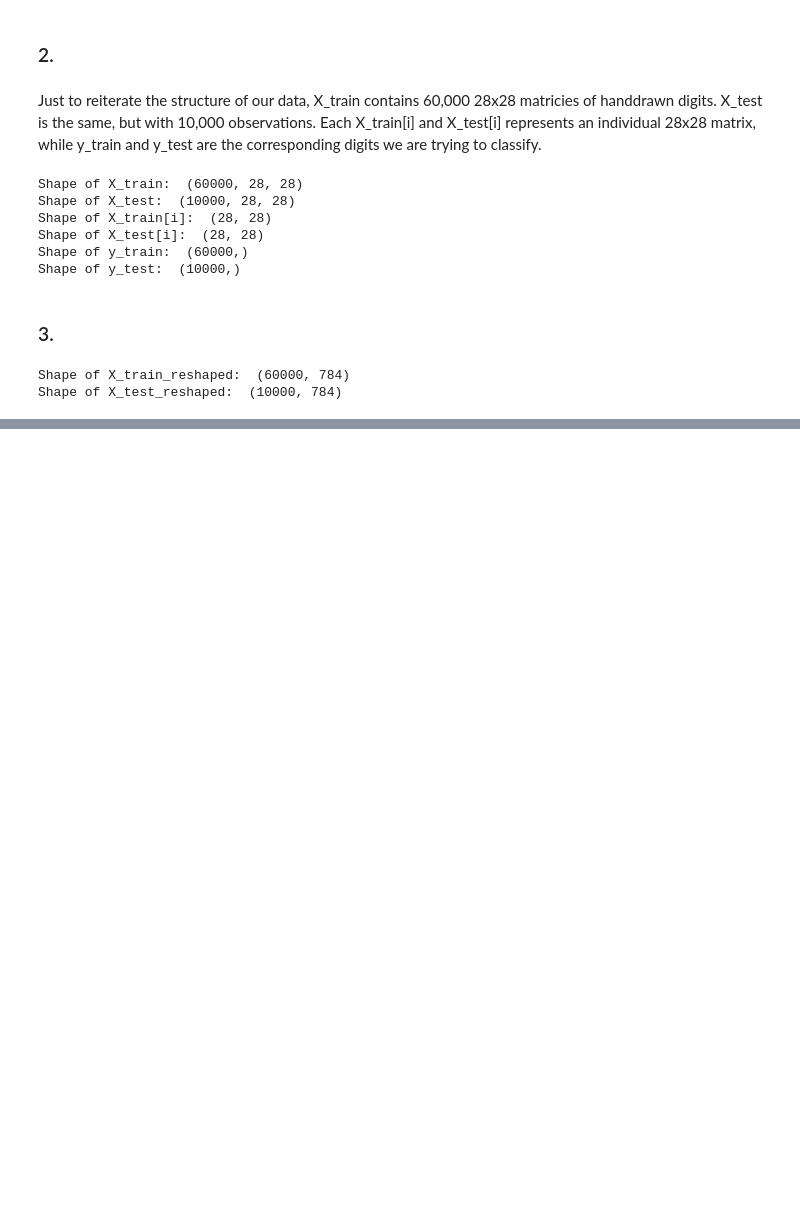
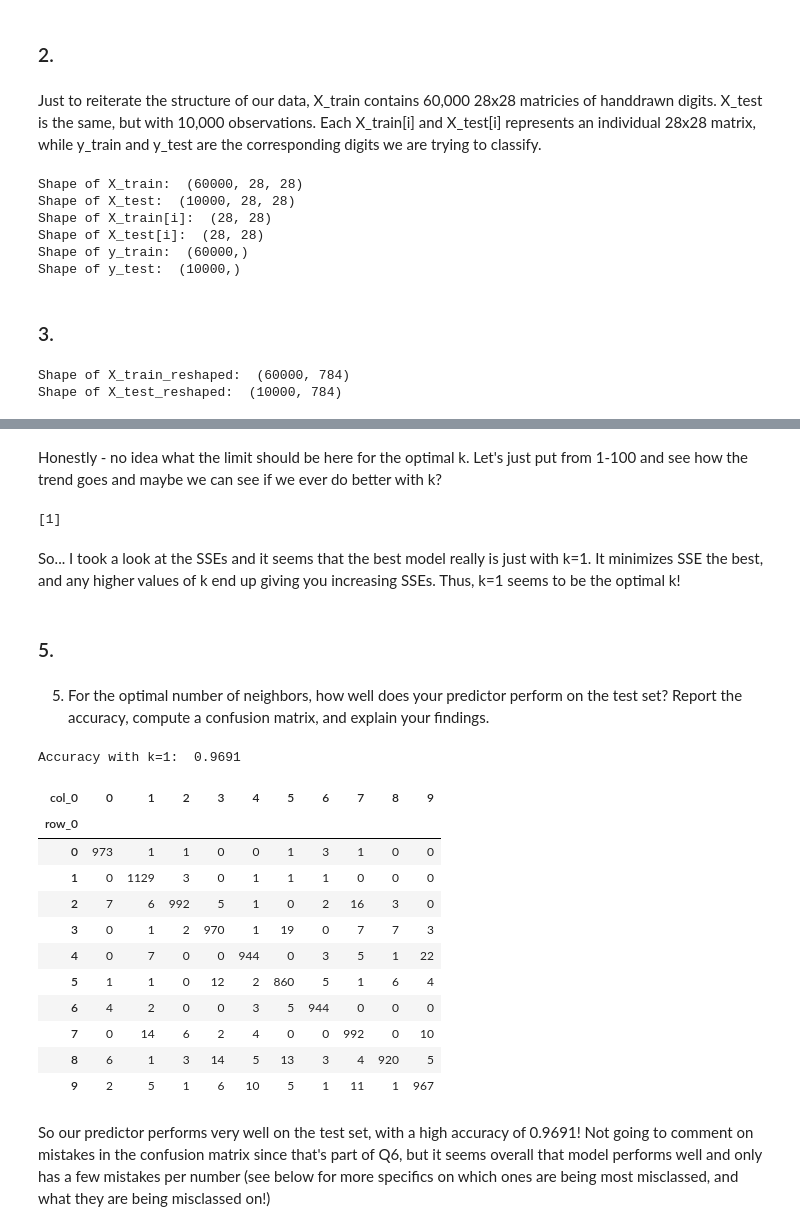
Before and after one commit to Jonuhthan/lab_cv, a Jupyter notebook: lab_notebook.ipynb, the cells around one changed output, grey strips where cells are left out. Drawn from its saved outputs; the diff is of its cells as text; code cells hidden in the pictures; blank space fills up the shorter version.

```diff
--- a/lab_notebook.ipynb
+++ b/lab_notebook.ipynb
@@ -171,0 +176,50 @@ Shape of X_test_reshaped:  (10000, 784)
+# %% [markdown]
+Honestly - no idea what the limit should be here for the optimal k. Let's just put from 1-100 and see how the trend goes and maybe we can see if we ever do better with k?
+# %%
+from sklearn.neighbors import KNeighborsClassifier
+k_bar = 100
+SSE = []
+
+for k in range(k_bar):
+    model = KNeighborsClassifier(n_neighbors=k+1)
+    fitted_model = model.fit(X_train_reshaped, y_train)
+    y_hat = fitted_model.predict(X_test_reshaped)
+    SSE.append(np.sum((y_test-y_hat)**2))
+
+SSE_min = np.min(SSE)
+min_index = np.where(SSE==SSE_min)
+k_star = min_index[0]+1
+print(k_star)
+# %% [output]
+[1]
+# %% [markdown]
+So... I took a look at the SSEs and it seems that the best model really is just with k=1. It minimizes SSE the best, and any higher values of k end up giving you increasing SSEs. Thus, k=1 seems to be the optimal k!
+# %% [markdown]
+### 5.
+# %% [markdown]
+5. For the optimal number of neighbors, how well does your predictor perform on the test set? Report the accuracy, compute a confusion matrix, and explain your findings.
+# %%
+import pandas as pd
+model = KNeighborsClassifier(n_neighbors=1)
+fitted_model = model.fit(X_train_reshaped, y_train)
+y_hat = fitted_model.predict(X_test_reshaped)
+n = len(y_test)
+accuracy = np.sum(y_hat == y_test)/n
+print("Accuracy with k=1: ", accuracy)
+pd.crosstab(y_test,y_hat)
+# %% [output]
+Accuracy with k=1:  0.9691
+| col_0 | 0 | 1 | 2 | 3 | 4 | 5 | 6 | 7 | 8 | 9 |
+| row_0 |  |  |  |  |  |  |  |  |  |  |
+| 0 | 973 | 1 | 1 | 0 | 0 | 1 | 3 | 1 | 0 | 0 |
+| 1 | 0 | 1129 | 3 | 0 | 1 | 1 | 1 | 0 | 0 | 0 |
+| 2 | 7 | 6 | 992 | 5 | 1 | 0 | 2 | 16 | 3 | 0 |
+| 3 | 0 | 1 | 2 | 970 | 1 | 19 | 0 | 7 | 7 | 3 |
+| 4 | 0 | 7 | 0 | 0 | 944 | 0 | 3 | 5 | 1 | 22 |
+| 5 | 1 | 1 | 0 | 12 | 2 | 860 | 5 | 1 | 6 | 4 |
+| 6 | 4 | 2 | 0 | 0 | 3 | 5 | 944 | 0 | 0 | 0 |
+| 7 | 0 | 14 | 6 | 2 | 4 | 0 | 0 | 992 | 0 | 10 |
+| 8 | 6 | 1 | 3 | 14 | 5 | 13 | 3 | 4 | 920 | 5 |
+| 9 | 2 | 5 | 1 | 6 | 10 | 5 | 1 | 11 | 1 | 967 |
+# %% [markdown]
+So our predictor performs very well on the test set, with a high accuracy of 0.9691! Not going to comment on mistakes in the confusion matrix since that's part of Q6, but it seems overall that model performs well and only has a few mistakes per number (see below for more specifics on which ones are being most misclassed, and what they are being misclassed on!)
```
Also changed, not shown: parts of 2 cells of this notebook, 1 other file.
